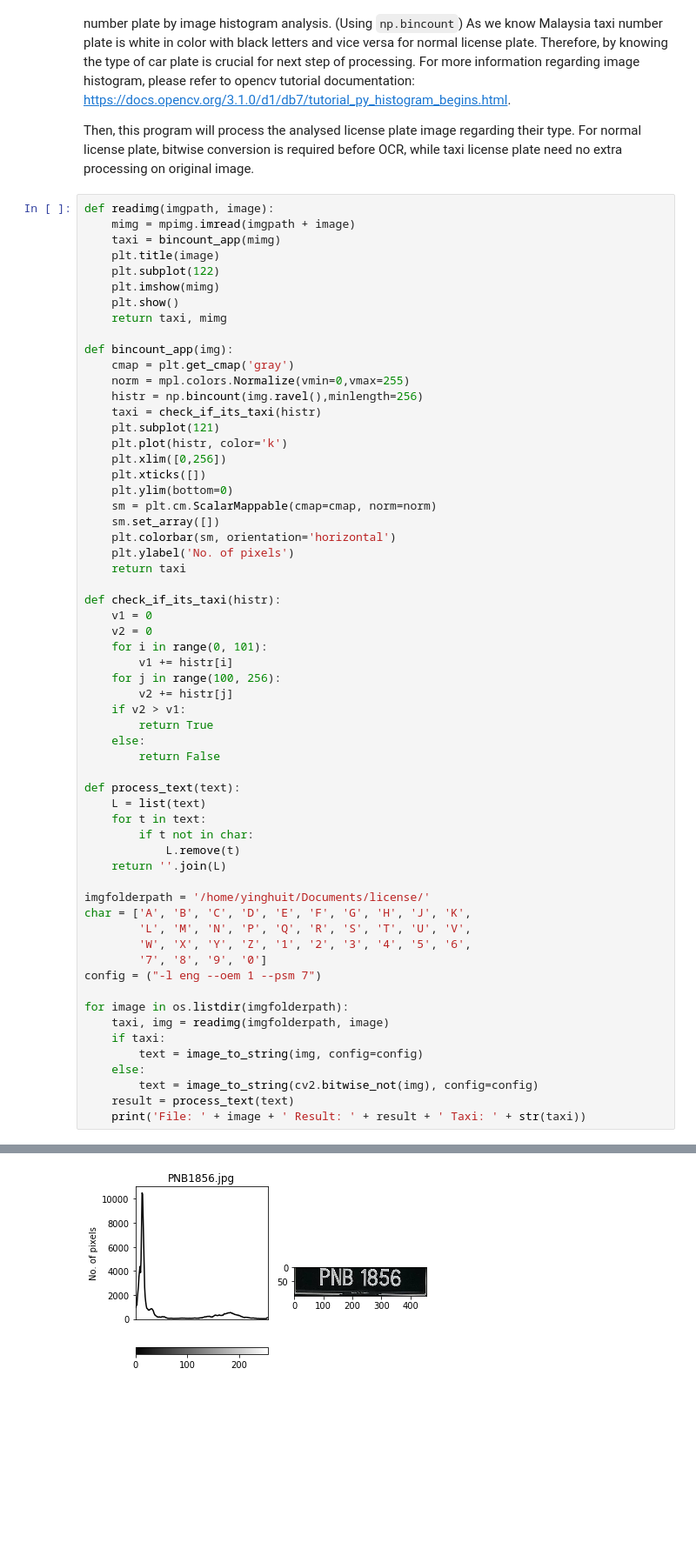
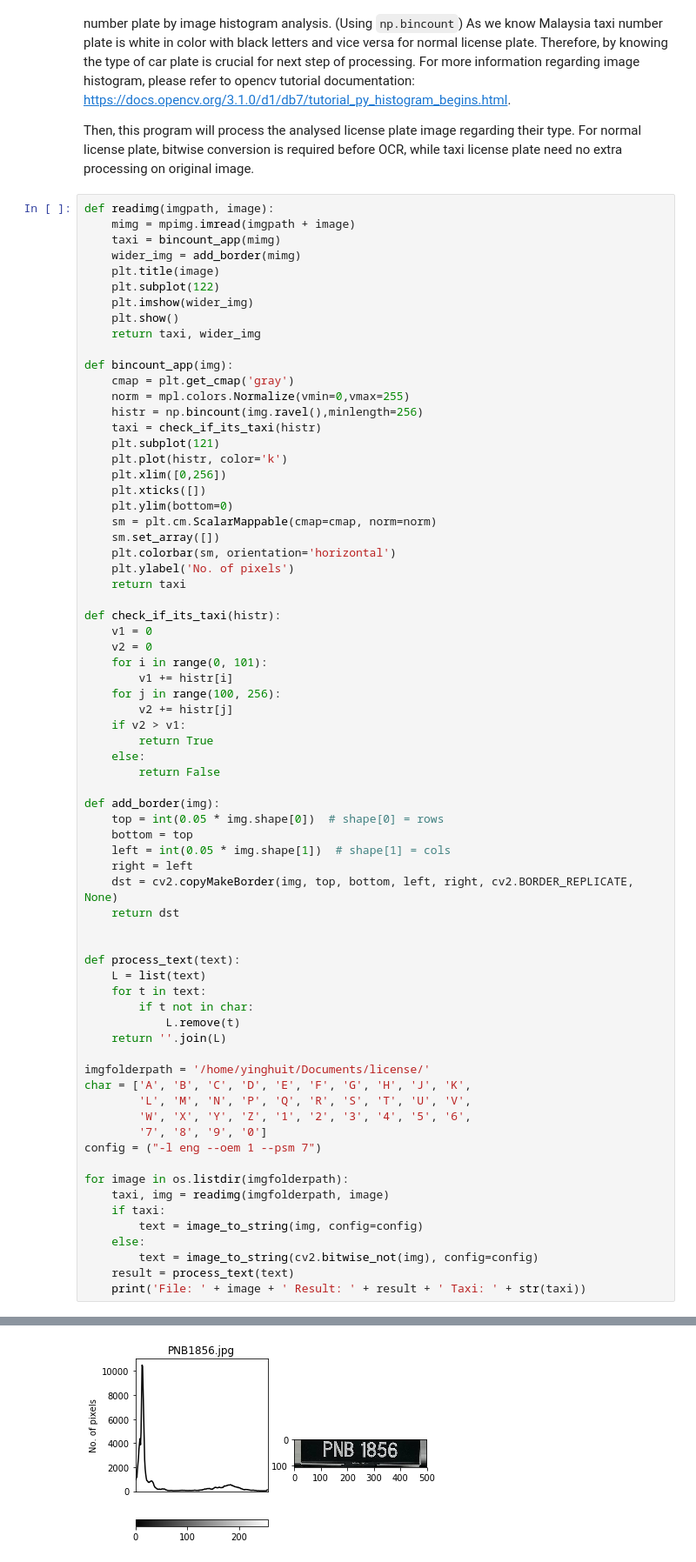
Before and after one commit to galvinw/License-Plate-Recognition, a Jupyter notebook: License-Plate-Recognition-OCR.ipynb, the cells around one changed output, grey strips where cells are left out. Shown at 87% size. Cells and saved outputs as stored; diff of their text form; blank space fills up the shorter version.

```diff
--- a/License-Plate-Recognition-OCR.ipynb
+++ b/License-Plate-Recognition-OCR.ipynb
@@ -19,11 +19,12 @@ Then, this program will process the analysed license plate image regarding their
 def readimg(imgpath, image):
     mimg = mpimg.imread(imgpath + image)
     taxi = bincount_app(mimg)
+    wider_img = add_border(mimg)
     plt.title(image)
     plt.subplot(122)
-    plt.imshow(mimg)
+    plt.imshow(wider_img)
     plt.show()
-    return taxi, mimg
+    return taxi, wider_img
 
 def bincount_app(img):
     cmap = plt.get_cmap('gray')
@@ -53,6 +54,15 @@ def check_if_its_taxi(histr):
     else:
         return False
 
+def add_border(img):
+    top = int(0.05 * img.shape[0])  # shape[0] = rows
+    bottom = top
+    left = int(0.05 * img.shape[1])  # shape[1] = cols
+    right = left
+    dst = cv2.copyMakeBorder(img, top, bottom, left, right, cv2.BORDER_REPLICATE, None)
+    return dst
+
+
 def process_text(text):
     L = list(text)
     for t in text:
@@ -85,2 +95,2 @@ File: bbb8888.jpg Result: BBB8888 Taxi: False
-[figure, old version]
+[figure, new version]
 File: PNB1856.jpg Result: PNB1856 Taxi: False
```
Also changed, not shown: parts of 3 cells of this notebook.
